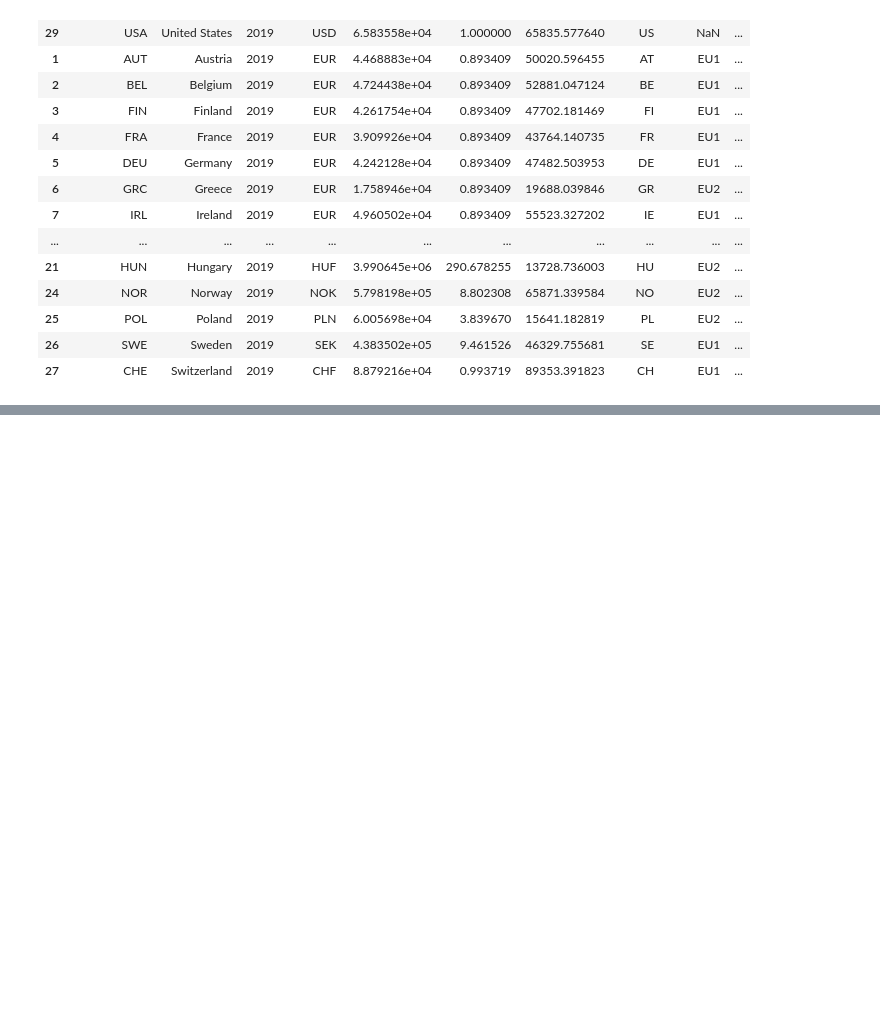
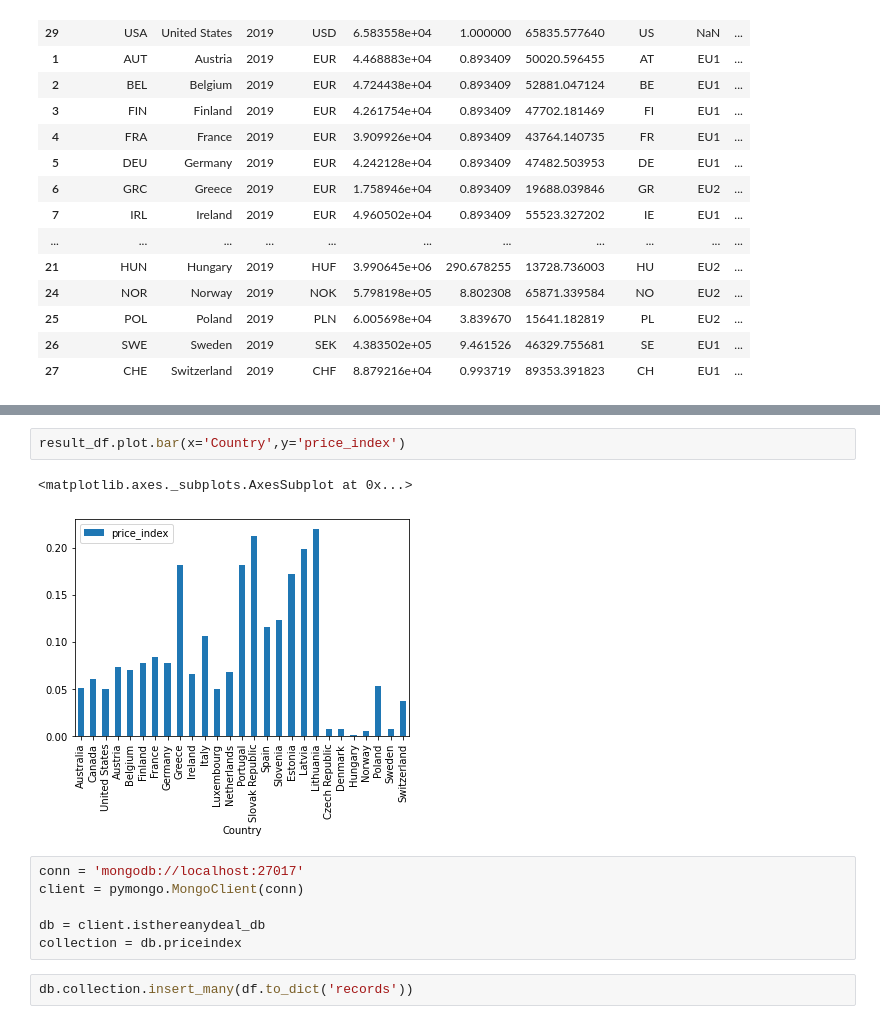
Before and after one commit to oscahui/ETL-project, a Jupyter notebook: isthereanydeal API.ipynb, the cells around one changed output, grey strips where cells are left out. Cells and saved outputs as stored; diff of their text form; blank space fills up the shorter version.

Commit message:
mongo

```diff
--- a/isthereanydeal API.ipynb
+++ b/isthereanydeal API.ipynb
@@ -180,0 +228,13 @@ result_df
+# %%
+result_df.plot.bar(x='Country',y='price_index')
+# %% [output]
+<matplotlib.axes._subplots.AxesSubplot at 0x...>
+[figure, added]
+# %%
+conn = 'mongodb://localhost:27017'
+client = pymongo.MongoClient(conn)
+
+db = client.isthereanydeal_db
+collection = db.priceindex
+# %%
+db.collection.insert_many(df.to_dict('records'))
```
Also changed, not shown: parts of 12 cells of this notebook, 1 other file.
